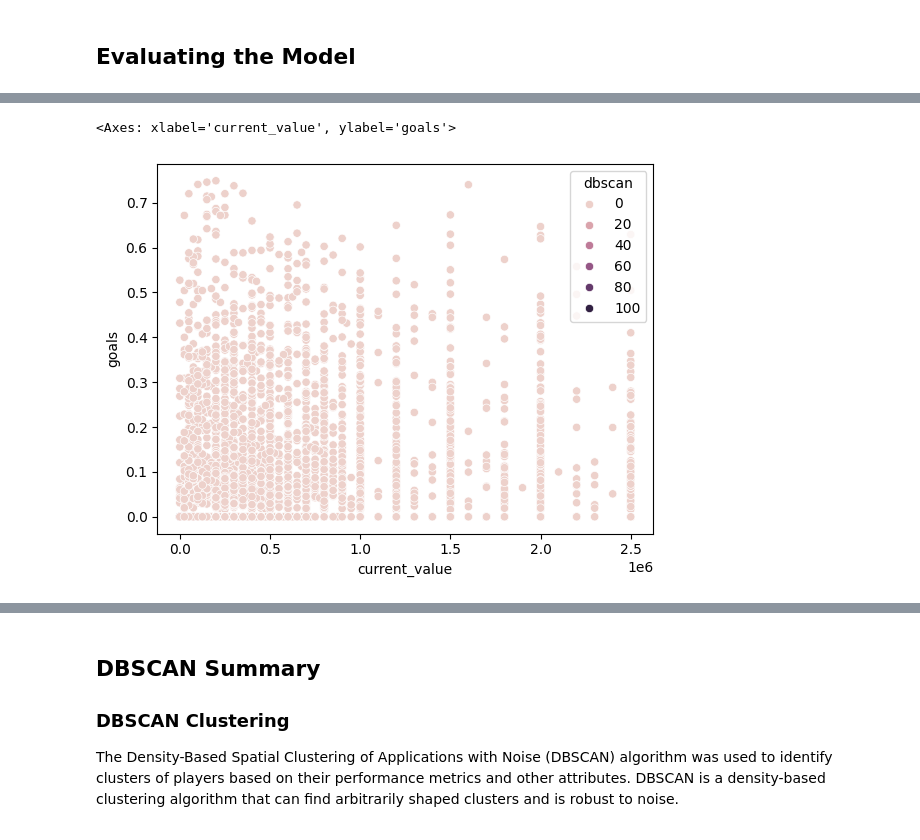
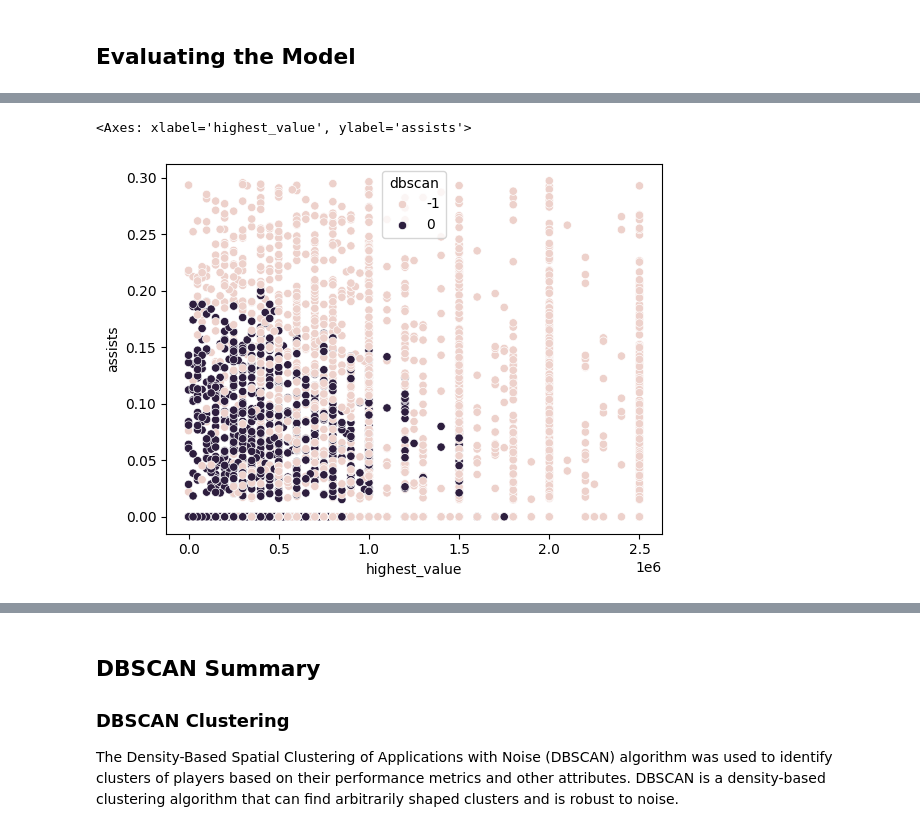
Before and after one commit to fileoy/Usecase-7, a Jupyter notebook: model_examples.ipynb, the cells around one changed output, grey strips where cells are left out. Cells and saved outputs as stored; diff of their text form; code cells hidden in the pictures.

```diff
--- a/model_examples.ipynb
+++ b/model_examples.ipynb
@@ -1979,3 +1979,6 @@ In conclusion, the K-means clustering algorithm provides a valuable tool for gro
 # %%
 from sklearn.cluster import DBSCAN
 from sklearn.metrics import silhouette_score
+# %%
+features_for_dbscan = ['appearance', 'assists', 'days_injured', 'games_injured', 'award', 'highest_value']
+ftblh_df_4_DBSCAN = ftblh_df_4_DBSCAN[features_for_dbscan]
@@ -1982,5 +1995,5 @@ from sklearn.metrics import silhouette_score
 # %%
-ftblh_df_4_DBSCAN = pd.get_dummies(ftblh_df_4_DBSCAN, columns=['position', 'age_group'])
+#ftblh_df_4_DBSCAN = pd.get_dummies(ftblh_df_4_DBSCAN, columns=['position', 'age_group'])
 # %%
 # Prepare data
 X = ftblh_df_4_DBSCAN
@@ -1997,7 +2010,7 @@ X.shape
 ## Building the Model
 # %%
 # 2. Use NearestNeighbors to find the optimal eps
-min_samples = 2
+min_samples = 200
 # %%
 from sklearn.neighbors import NearestNeighbors
 
@@ -2029,7 +2042,7 @@ plt.show()
 # %%
 # 4. Apply DBSCAN with chosen eps and min_samples
 # Typically, you choose eps at the "elbow" point in this plot, where the slope changes significantly
-chosen_eps = 0.4  # This is an example; choose this value based on the plot
+chosen_eps = 1  # This is an example; choose this value based on the plot
 dbscan = DBSCAN(eps=chosen_eps, min_samples=min_samples)
 # %% [markdown]
 ## Train the Model
@@ -2098,5 +2091,5 @@ Name: count, Length: 104, dtype: int64
 # %%
-sns.scatterplot(data = X , x = 'current_value', y = 'goals', hue = 'dbscan')
+sns.scatterplot(data = X , x = 'highest_value', y = 'assists', hue = 'dbscan')
 # %% [output]
-<Axes: xlabel='current_value', ylabel='goals'>
+<Axes: xlabel='highest_value', ylabel='assists'>
-[figure, old version]
+[figure, new version]
```
Also changed, not shown: parts of 22 cells of this notebook, 4 other files.
